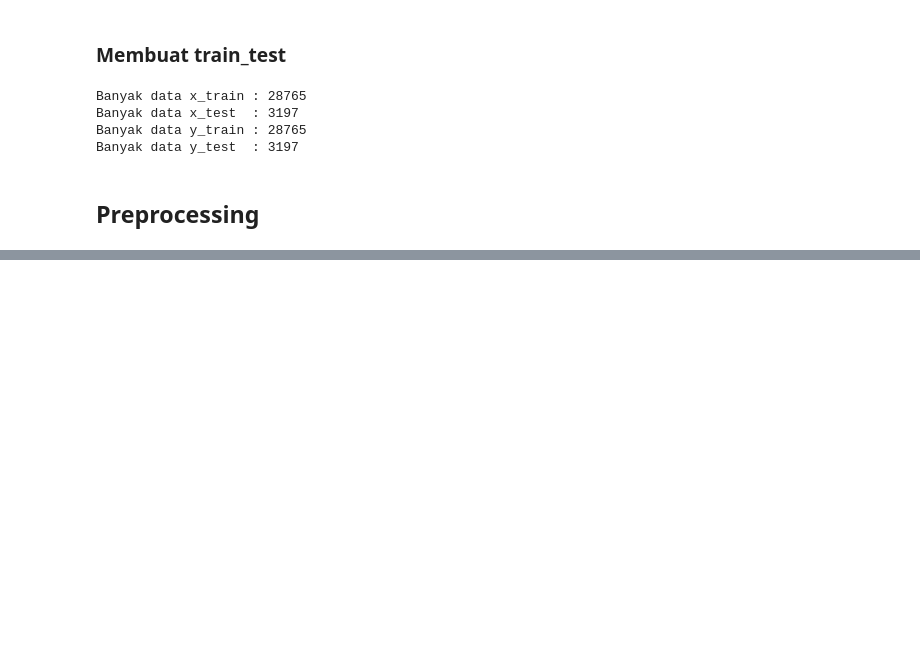
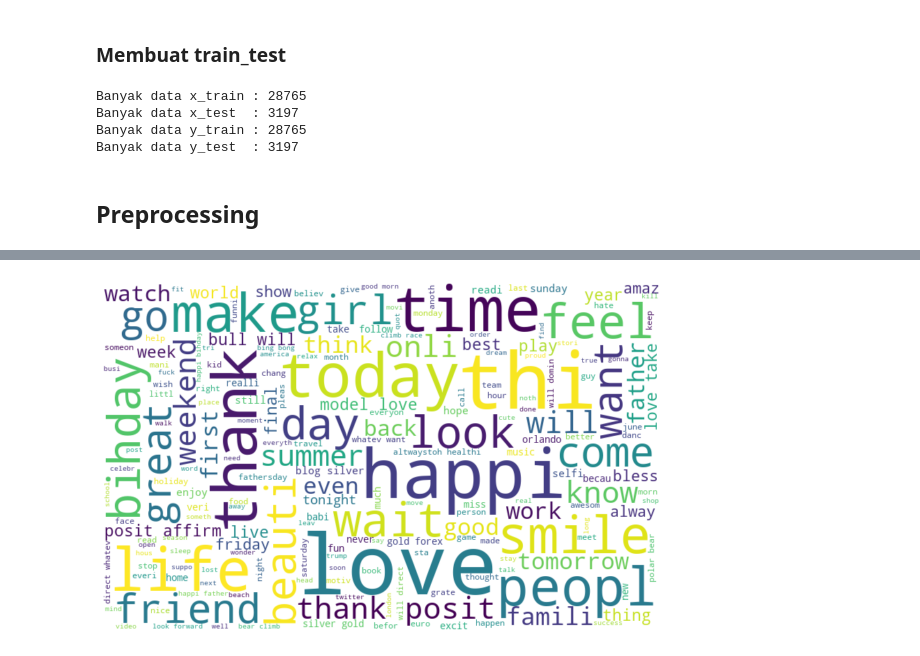
Before and after one commit to debbydbrh/Sentiment-Analysis-Twitter-Using-Support-Vector-Machine, a Jupyter notebook: Sentiment Analysis using Support Vector Machine.ipynb, the cells around one changed output, grey strips where cells are left out. Drawn from its saved outputs; the diff is of its cells as text; code cells hidden in the pictures; blank space fills up the shorter version.

```diff
--- a/Sentiment Analysis using Support Vector Machine.ipynb
+++ b/Sentiment Analysis using Support Vector Machine.ipynb
@@ -129,0 +249,6 @@ Pada tahap ini yang dilakukan adalah membuat data yang ada menjadi data yang leb
+# %%
+#untuk melihat kata kata yang normal atau netral
+normal_words = ' '.join(text for text in merge['clean_tweet'][merge['label'] == 0])
+plot_wordCloud(normal_words)
+# %% [output]
+[figure, added]
```
Also changed, not shown: parts of 35 cells of this notebook.
